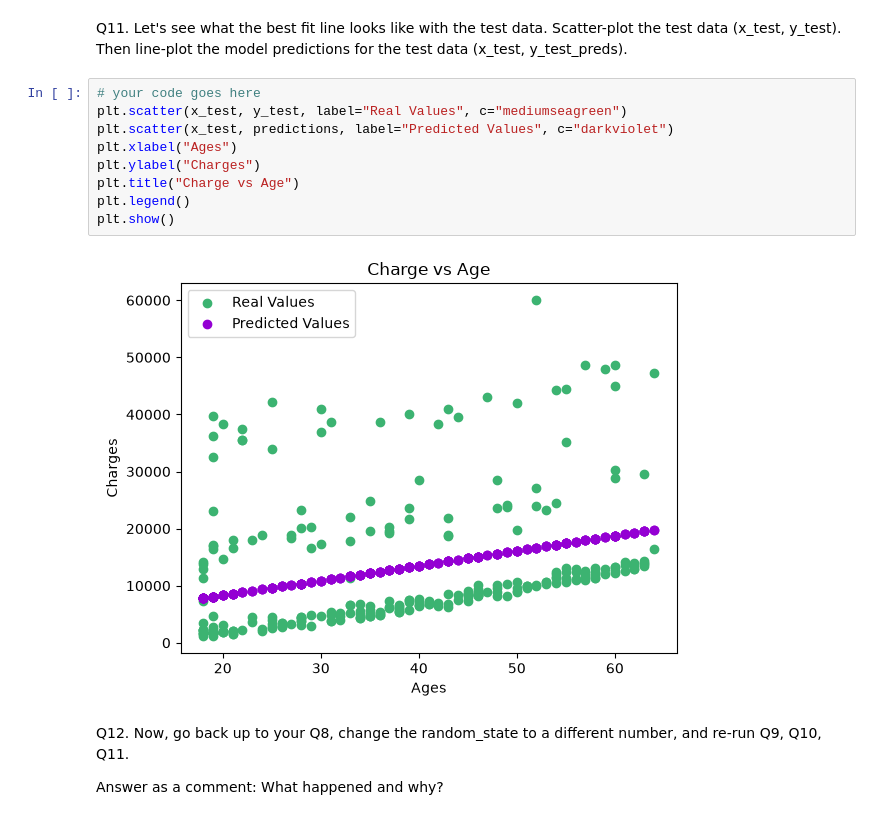
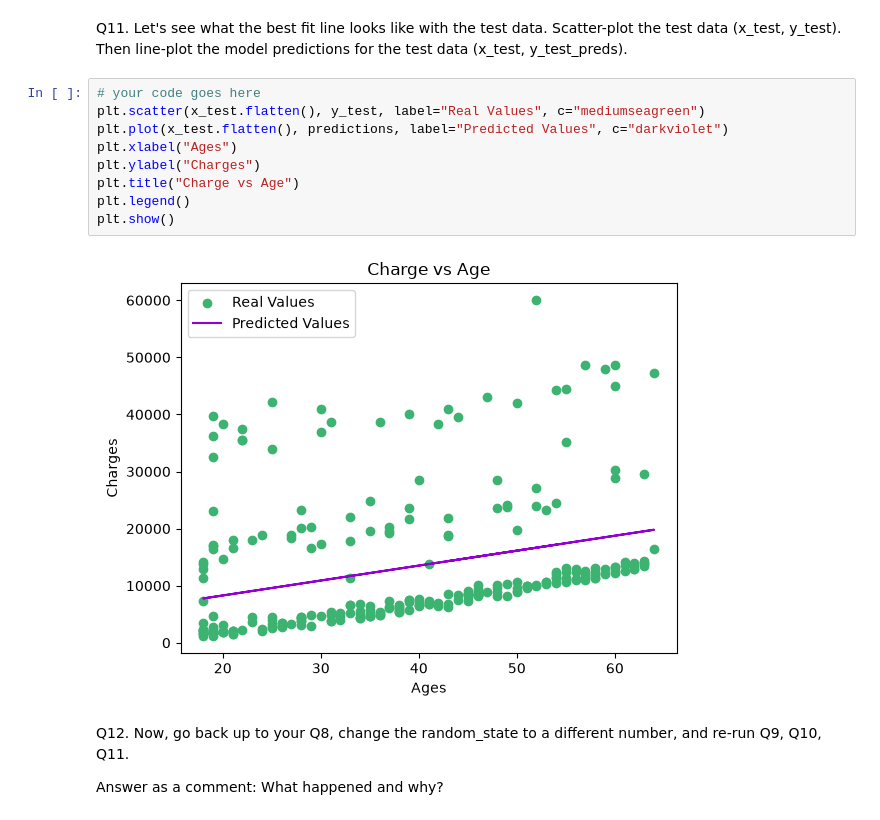
Before and after one commit to sajyra/ml_hw_3, a Jupyter notebook: Assignment3.ipynb, the cells around one changed output. Cells and saved outputs as stored; diff of their text form.

```diff
--- a/Assignment3.ipynb
+++ b/Assignment3.ipynb
@@ -201,15 +201,15 @@ R2: 0.08365264962461538
 Q11. Let's see what the best fit line looks like with the test data. Scatter-plot the test data (x_test, y_test). Then line-plot the model predictions for the test data (x_test, y_test_preds).
 # %%
 # your code goes here
-plt.scatter(x_test, y_test, label="Real Values", c="mediumseagreen")
-plt.scatter(x_test, predictions, label="Predicted Values", c="darkviolet")
+plt.scatter(x_test.flatten(), y_test, label="Real Values", c="mediumseagreen")
+plt.plot(x_test.flatten(), predictions, label="Predicted Values", c="darkviolet")
 plt.xlabel("Ages")
 plt.ylabel("Charges")
 plt.title("Charge vs Age")
 plt.legend()
 plt.show()
 # %% [output]
-[figure, old version]
+[figure, new version]
 # %% [markdown]
 Q12. Now, go back up to your Q8, change the random_state to a different number, and re-run Q9, Q10, Q11.
 
```
Also changed, not shown: parts of 2 cells of this notebook.
